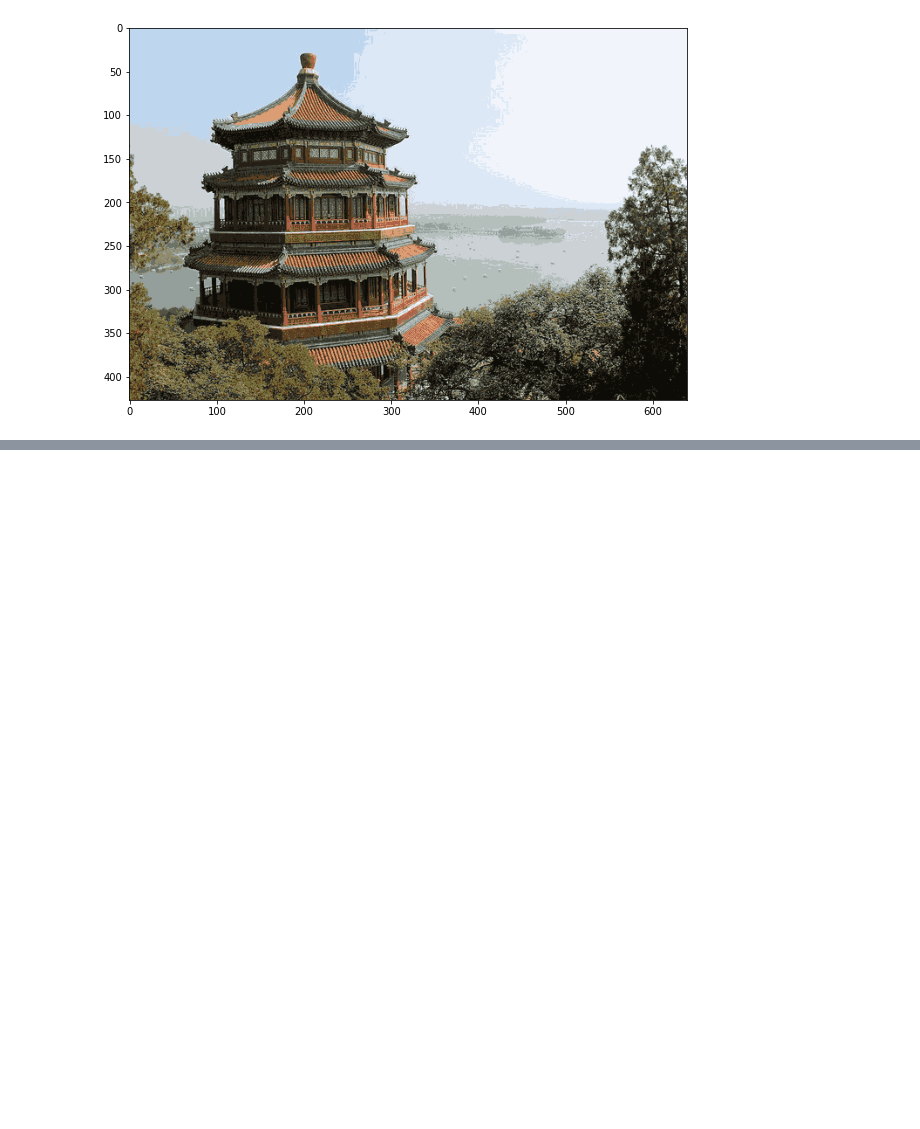
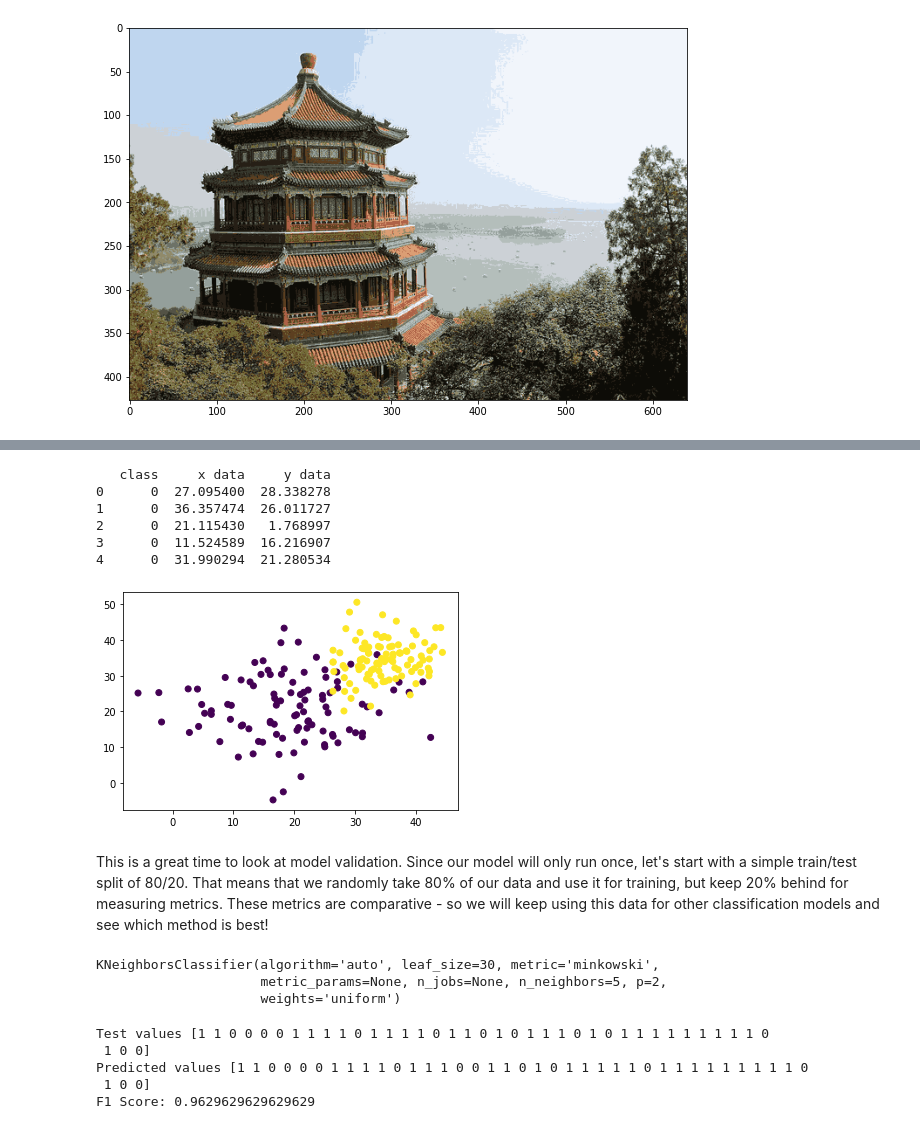
Before and after one commit to stmball/Continuing-Education, a Jupyter notebook: Week_3/Week_5.ipynb, the cells around one changed output, grey strips where cells are left out. Cells and saved outputs as stored; diff of their text form; code cells hidden in the pictures; blank space fills up the shorter version.

```diff
--- a/Week_3/Week_5.ipynb
+++ b/Week_3/Week_5.ipynb
@@ -245,0 +278,66 @@ The [`sklearn.datasets.load_digits`](https://scikit-learn.org/stable/modules/gen
+# %%
+import numpy as np
+import pandas as pd
+import matplotlib.pyplot as plt
+from sklearn.neighbors import KNeighborsClassifier
+
+# Import some dummy data I've generated ahead of time.
+df = pd.read_csv("test_data.csv")
+
+print(df.head())
+# %% [output]
+   class     x data     y data
+0      0  27.095400  28.338278
+1      0  36.357474  26.011727
+2      0  21.115430   1.768997
+3      0  11.524589  16.216907
+4      0  31.990294  21.280534
+# %%
+fig, ax = plt.subplots()
+
+ax.scatter(df['x data'], df['y data'], c=df['class'])
+plt.show()
+# %% [output]
+[figure, added]
+# %% [markdown]
+This is a great time to look at model validation. Since our model will only run once, let's start with a simple train/test split of 80/20. That means that we randomly take 80% of our data and use it for training, but keep 20% behind for measuring metrics. These metrics are comparative - so we will keep using this data for other classification models and see which method is best!
+# %%
+# Here I am seperating the actual x, y data and the classes into two seperate
+# objects. This is more to do with the scikitlearn method of doing things than
+# anything!
+
+data = df.drop('class', axis=1).values
+classes = df['class'].values
+
+from sklearn.model_selection import train_test_split
+
+# Unpack the train test splitted data. Test size = 0.2 = 20% of data is testing.
+x_train, x_test, y_train, y_test = train_test_split(data, classes, test_size=0.2)
+
+
+# Here we choose k=5. Investigation into different k in a moment!
+knn = KNeighborsClassifier(n_neighbors=5)
+knn.fit(x_train, y_train)
+# %% [output]
+KNeighborsClassifier(algorithm='auto', leaf_size=30, metric='minkowski',
+                     metric_params=None, n_jobs=None, n_neighbors=5, p=2,
+                     weights='uniform')
+# %%
+# We now have our model - but let's predict our testing set and get
+# a metric!
+
+y_predict = knn.predict(x_test)
+
+# We won't always have the luxury of printing this, but let's try
+print('Test values', y_test)
+print('Predicted values', y_predict)
+
+# We can see some differences. Let's get the F1 score.
+from sklearn.metrics import f1_score
+print('F1 Score:', f1_score(y_test, y_predict))
+# %% [output]
+Test values [1 1 0 0 0 0 1 1 1 1 0 1 1 1 1 0 1 1 0 1 0 1 1 1 0 1 0 1 1 1 1 1 1 1 1 1 0
+ 1 0 0]
+Predicted values [1 1 0 0 0 0 1 1 1 1 0 1 1 1 0 0 1 1 0 1 0 1 1 1 1 1 0 1 1 1 1 1 1 1 1 1 0
+ 1 0 0]
+F1 Score: 0.9629629629629629
```
Also changed, not shown: parts of 16 cells of this notebook.
